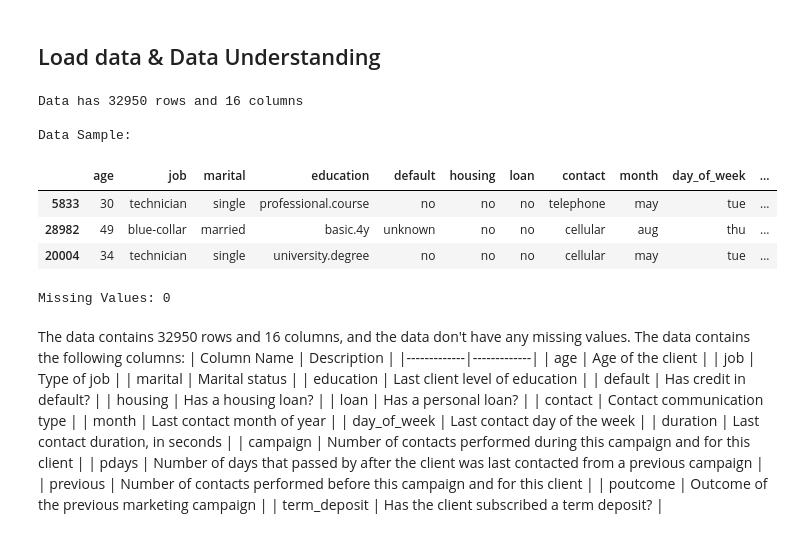
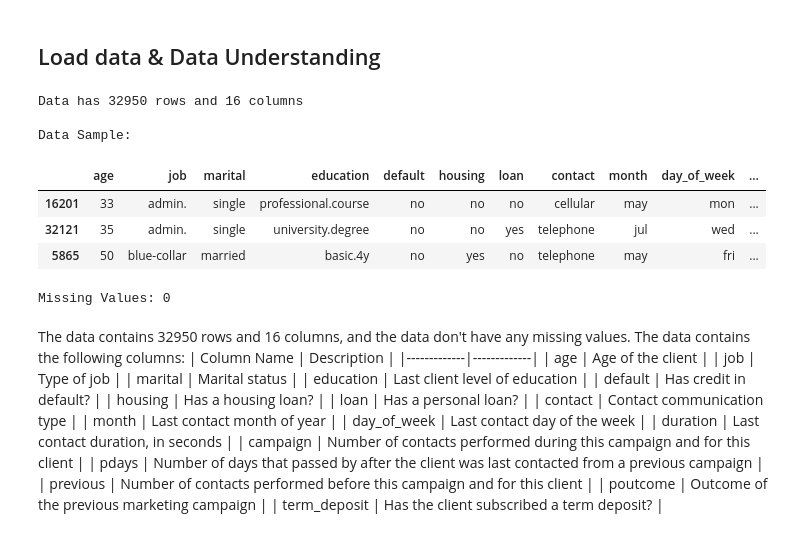
Before and after one commit to azaryasph/idx-partners-challenge, a Jupyter notebook: challenge_w3_pyml/notebooks/challenge_week3.ipynb, the cells around one changed output. Saved outputs shown, nothing was run; the diff lists cells and outputs as text; code cells hidden in the pictures.

```diff
--- a/challenge_w3_pyml/notebooks/challenge_w3.ipynb
+++ b/challenge_w3_pyml/notebooks/challenge_week3.ipynb
@@ -19,22 +19,22 @@ warnings.filterwarnings('ignore')
 # %% [markdown]
 ## Load data & Data Understanding
 # %%
-df = pd.read_csv('new_train.csv')
+df = pd.read_csv('../data/new_train.csv')
 
 print(f'Data has {df.shape[0]} rows and {df.shape[1]} columns')
 print('\nData Sample:')
 display(df.sample(3))
 
 missing = df.isna().sum().sum()
 print('\nMissing Values:', missing)
 # %% [output]
 Data has 32950 rows and 16 columns
 
 Data Sample:
 |  | age | job | marital | education | default | housing | loan | contact | month | day_of_week | ... |
-| 5833 | 30 | technician | single | professional.course | no | no | no | telephone | may | tue | ... |
-| 28982 | 49 | blue-collar | married | basic.4y | unknown | no | no | cellular | aug | thu | ... |
-| 20004 | 34 | technician | single | university.degree | no | no | no | cellular | may | tue | ... |
+| 16201 | 33 | admin. | single | professional.course | no | no | no | cellular | may | mon | ... |
+| 32121 | 35 | admin. | single | university.degree | no | no | yes | telephone | jul | wed | ... |
+| 5865 | 50 | blue-collar | married | basic.4y | no | yes | no | telephone | may | fri | ... |
 Missing Values: 0
 # %%
 # change the target column name from y to term_deposit
```
Also changed, not shown: parts of 24 cells of this notebook, 1 other file.
